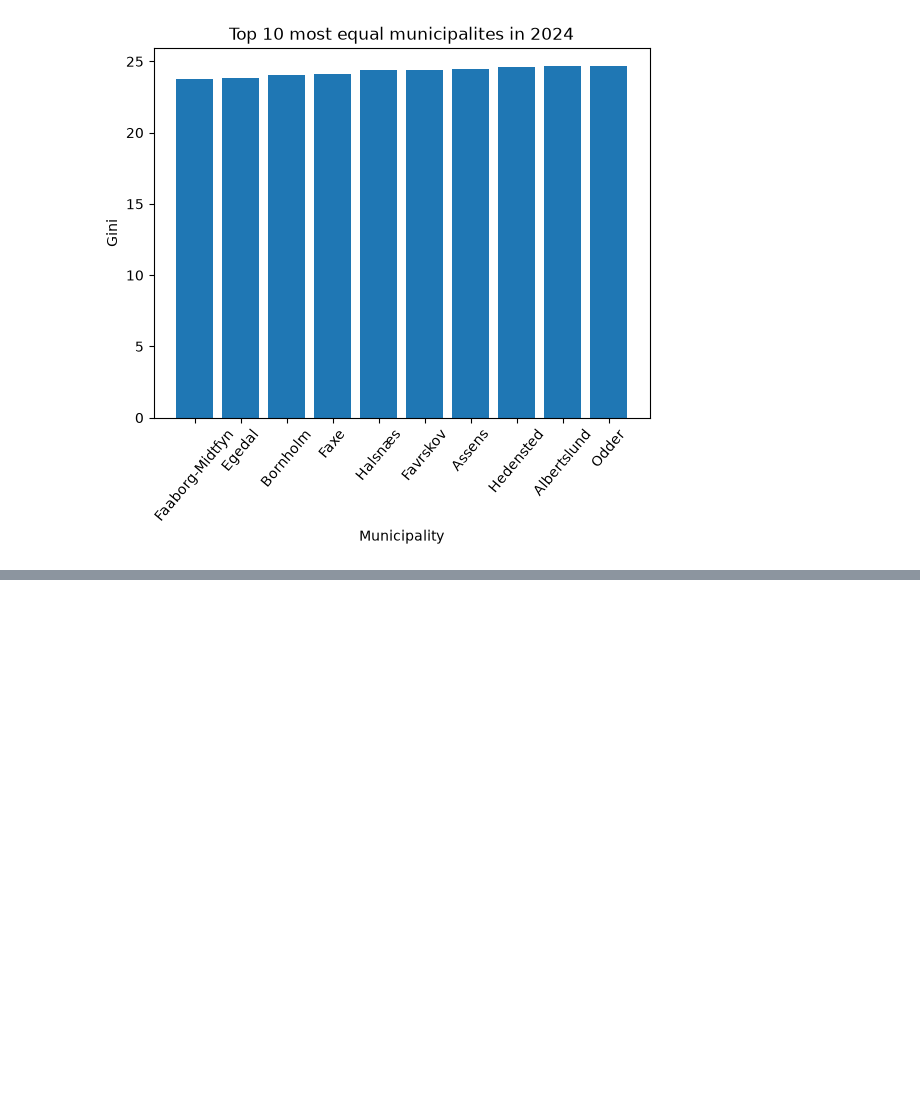
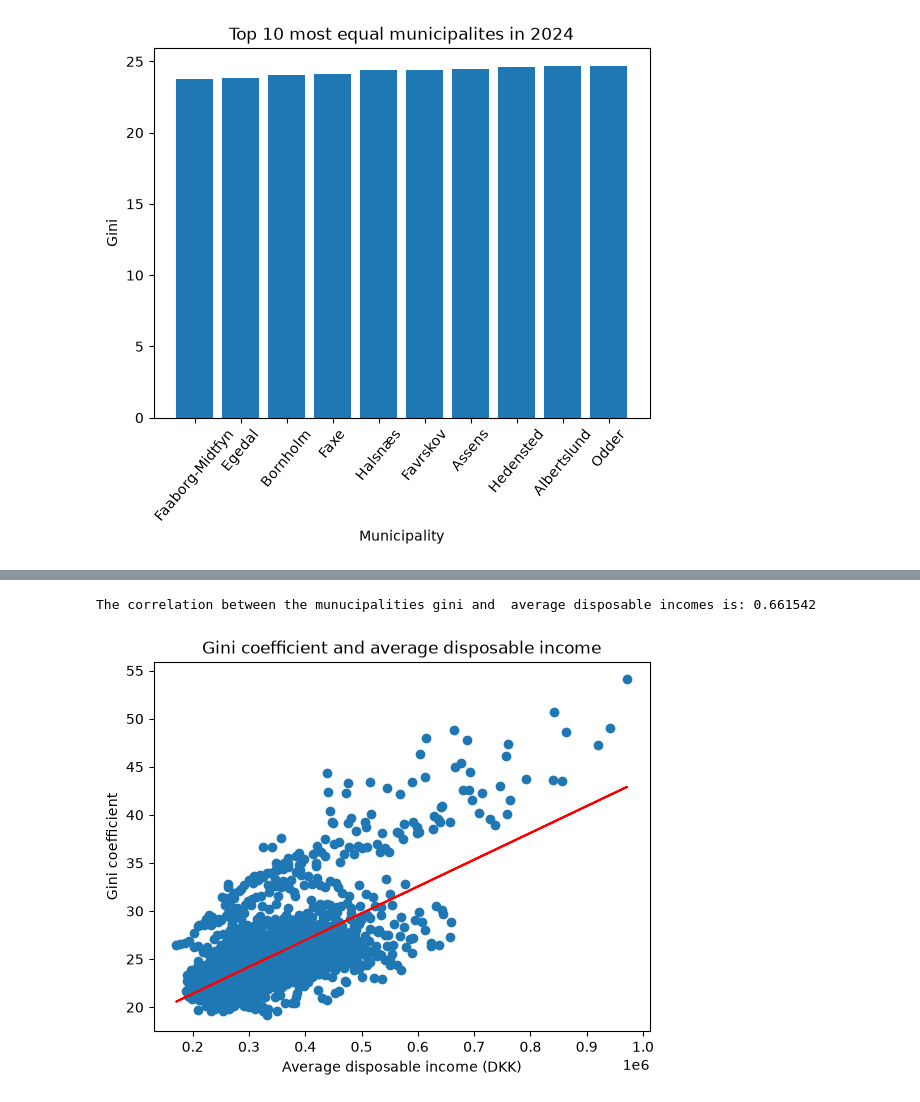
Before and after one commit to NumEconCopenhagen/projects-2025-philippa-ronya, a Jupyter notebook: 01_dataproject/Ronya_dataproject.ipynb, the cells around one changed output, grey strips where cells are left out. Cells and saved outputs as stored; diff of their text form; code cells hidden in the pictures; blank space fills up the shorter version.

```diff
--- a/01_dataproject/Ronya_dataproject.ipynb
+++ b/01_dataproject/Ronya_dataproject.ipynb
@@ -315,0 +326,42 @@ The most equal:
+# %%
+# Correlation between gini and average incomes for municipalities
+correlation_municipalities_part2 = merged_municipalities_part2['GINI'].corr(
+    merged_municipalities_part2['AVERAGE_DISPOSABLE_INCOME']
+)
+
+print(f'The correlation between the munucipalities gini and  average disposable incomes is: {correlation_municipalities_part2:.6f}')
+# %% [output]
+The correlation between the munucipalities gini and  average disposable incomes is: 0.661542
+# %%
+# Creating a scatterplot
+
+import matplotlib.pyplot as plt
+import numpy as np
+
+    #Convert Gini and average disposable income to numeric values
+merged_municipalities_part2['GINI'] = pd.to_numeric(
+    merged_municipalities_part2['GINI']
+)
+
+merged_municipalities_part2['AVERAGE_DISPOSABLE_INCOME'] = pd.to_numeric(
+    merged_municipalities_part2['AVERAGE_DISPOSABLE_INCOME']
+)
+
+x = merged_municipalities_part2['AVERAGE_DISPOSABLE_INCOME'].to_numpy()
+y = merged_municipalities_part2['GINI'].to_numpy()
+
+
+plt.scatter(x, y)
+
+# Add a linear trend line
+m, b = np.polyfit(x, y, 1)
+plt.plot(x, m*x + b, color='red')
+
+plt.xlabel('Average disposable income (DKK)')
+plt.ylabel('Gini coefficient')
+plt.title('Gini coefficient and average disposable income')
+
+
+plt.show()
+# %% [output]
+[figure, added]
```
Also changed, not shown: parts of 4 cells of this notebook, 3 other files.
